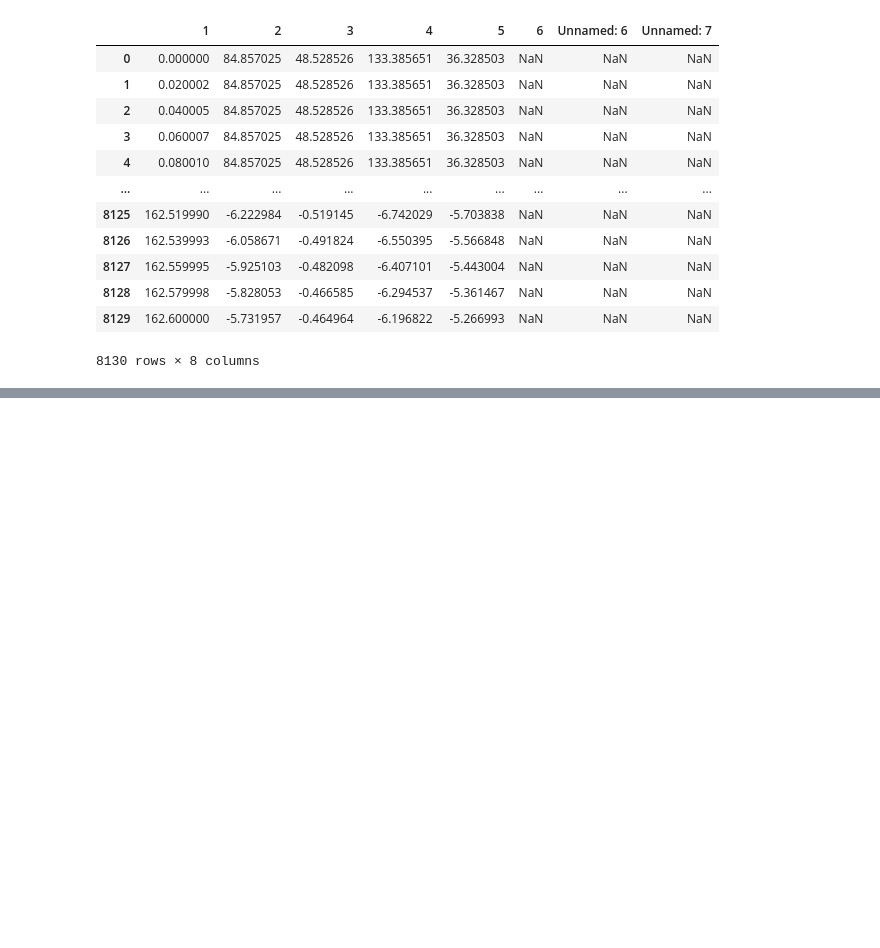
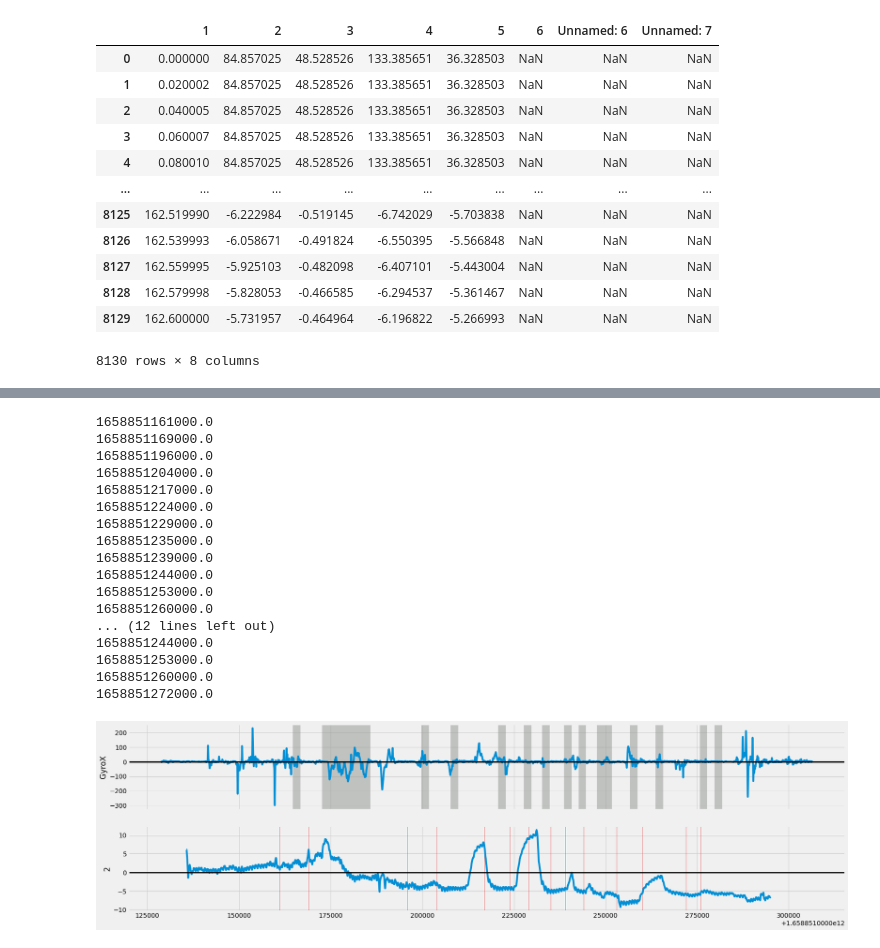
Before and after one commit to VirajJaneja/FNIRSMotionArtifacts, a Jupyter notebook: Motion Artifact Identification.ipynb, the cells around one changed output, grey strips where cells are left out. Drawn from its saved outputs; the diff is of its cells as text; code cells hidden in the pictures; blank space fills up the shorter version.

```diff
--- a/Motion Artifact Identification.ipynb
+++ b/Motion Artifact Identification.ipynb
@@ -516,0 +697,21 @@ Trial2Ox
+# %%
+timeSeriesPlot(Trial2ConWT, 'GyroX', Trial2OxWT.iloc[33:8000], '2', 'Timestamp', '1')
+# %% [output]
+1658851161000.0
+1658851169000.0
+1658851196000.0
+1658851204000.0
+1658851217000.0
+1658851224000.0
+1658851229000.0
+1658851235000.0
+1658851239000.0
+1658851244000.0
+1658851253000.0
+1658851260000.0
+... (12 lines left out)
+1658851244000.0
+1658851253000.0
+1658851260000.0
+1658851272000.0
+[figure, added]
```
Also changed, not shown: parts of 17 cells of this notebook.
